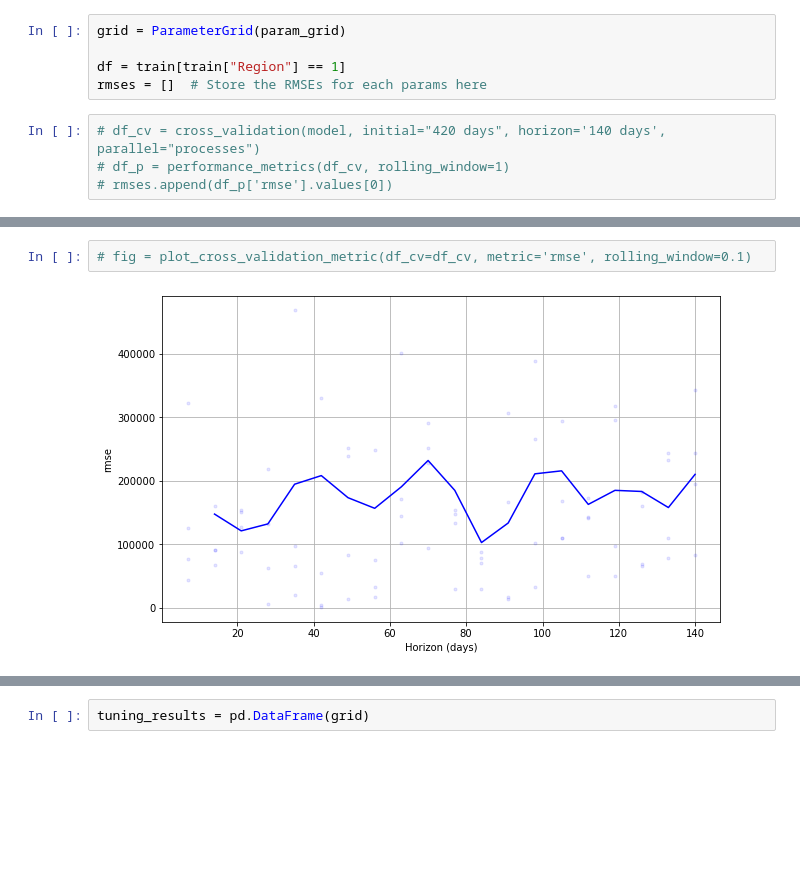
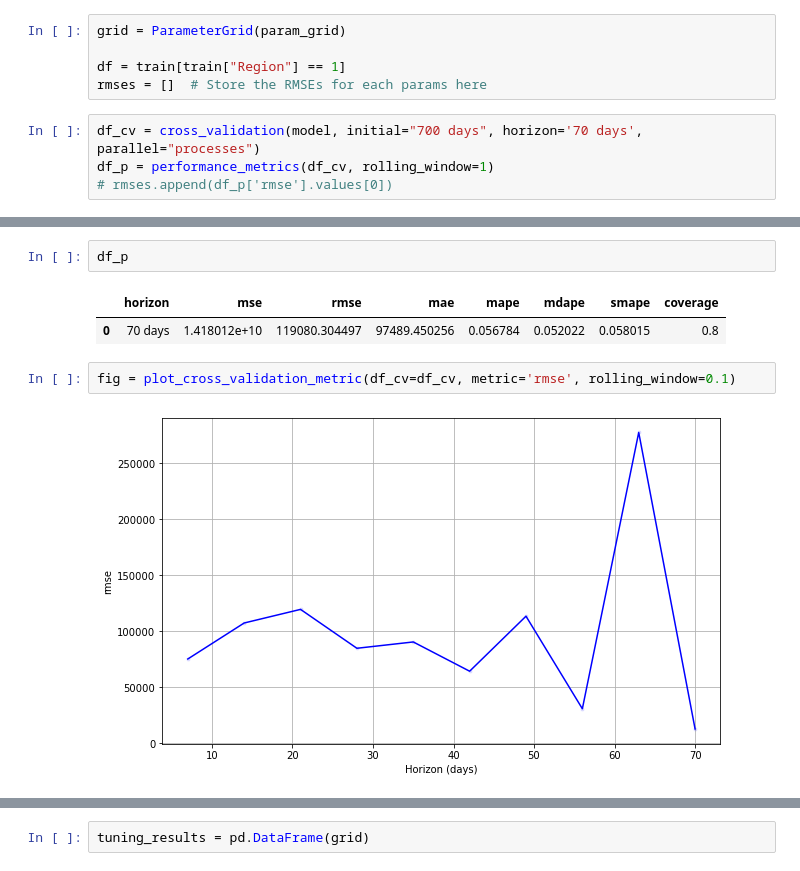
Before and after one commit to danieltwh/WalmartSales, a Jupyter notebook: notebooks/prophet_v1.ipynb, the cells around one changed output, grey strips where cells are left out. Saved outputs shown, nothing was run; the diff lists cells and outputs as text; blank space fills up the shorter version.

```diff
--- a/notebooks/prophet_v1.ipynb
+++ b/notebooks/prophet_v1.ipynb
@@ -275,7 +279,7 @@ grid = ParameterGrid(param_grid)
 df = train[train["Region"] == 1]
 rmses = []  # Store the RMSEs for each params here
 # %%
-# df_cv = cross_validation(model, initial="420 days", horizon='140 days', parallel="processes")
-# df_p = performance_metrics(df_cv, rolling_window=1)
+df_cv = cross_validation(model, initial="700 days", horizon='70 days', parallel="processes")
+df_p = performance_metrics(df_cv, rolling_window=1)
 # rmses.append(df_p['rmse'].values[0])
 # %% [output]
@@ -289,7 +288,12 @@ INFO:prophet:Applying in parallel with <concurrent.futures.process.ProcessPoolEx
+# %%
+df_p
+# %% [output]
+|  | horizon | mse | rmse | mae | mape | mdape | smape | coverage |
+| 0 | 70 days | 1.418012e+10 | 119080.304497 | 97489.450256 | 0.056784 | 0.052022 | 0.058015 | 0.8 |
 # %%
-# fig = plot_cross_validation_metric(df_cv=df_cv, metric='rmse', rolling_window=0.1)
+fig = plot_cross_validation_metric(df_cv=df_cv, metric='rmse', rolling_window=0.1)
 # %% [output]
-[figure, old version]
+[figure, new version]
 # %%
 # # Generate all combinations of parameters
 # all_params = [dict(zip(param_grid.keys(), v)) for v in itertools.product(*param_grid.values())]
```
Also changed, not shown: parts of 7 cells of this notebook, 30 other files.
